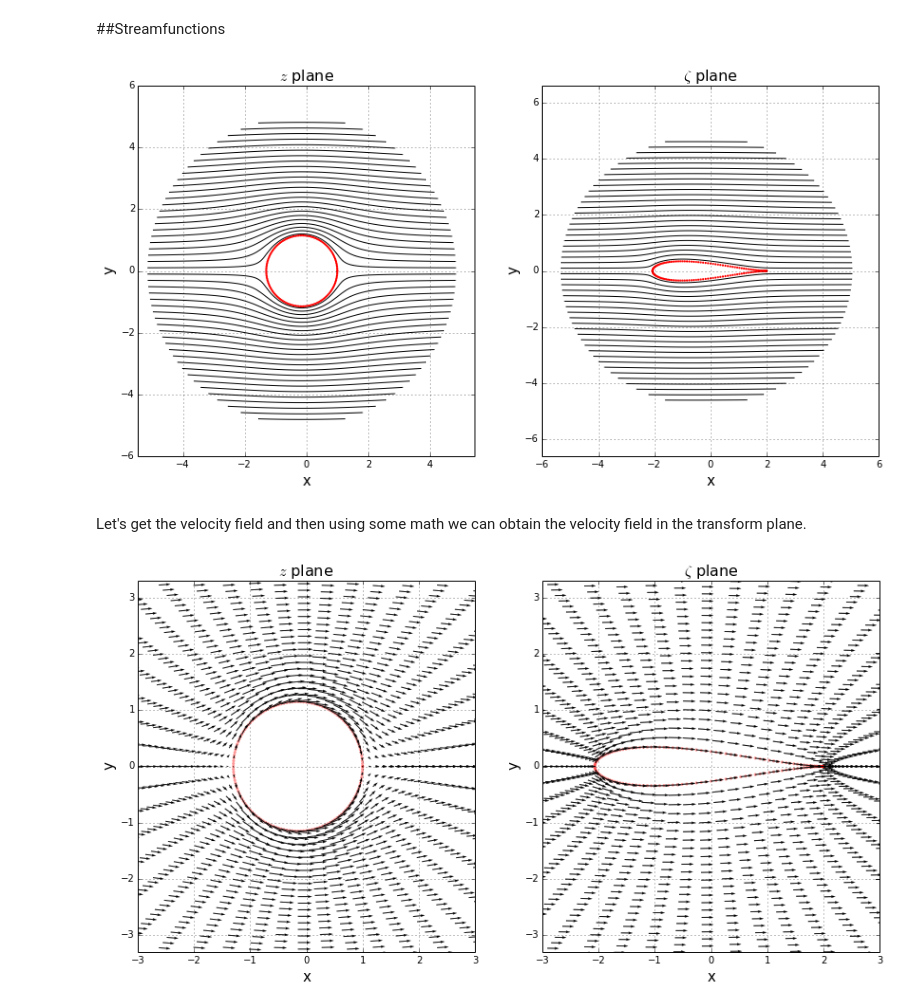
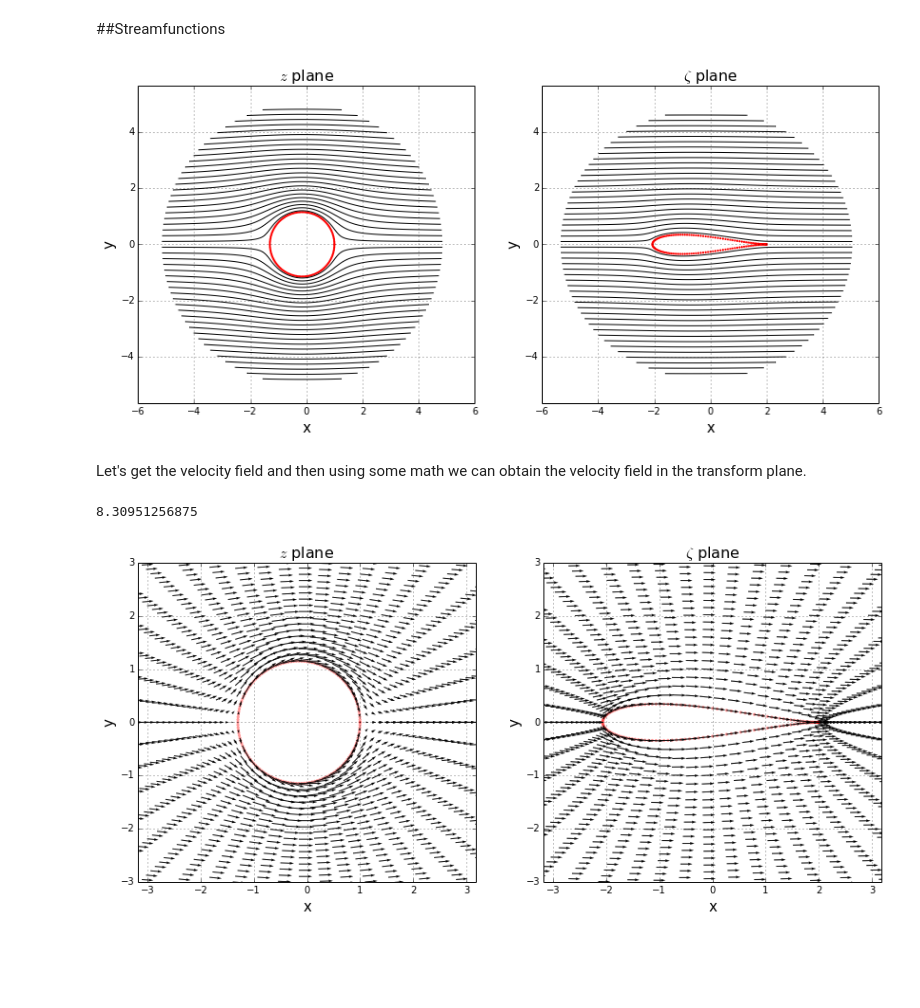
Before and after one commit to engamohd/AeroPython, a Jupyter notebook: my_codes/JT_cylindrical_mesh.ipynb, the cells around one changed output. Drawn from its saved outputs; the diff is of its cells as text; code cells hidden in the pictures; blank space fills up the shorter version.

```diff
--- a/my_codes/JT_cylindrical_mesh.ipynb
+++ b/my_codes/JT_cylindrical_mesh.ipynb
@@ -114,7 +120,7 @@ def get_stream_function_cyl_fs(R, x_cy, y_cy, X, Y):
 psi = get_stream_function_cyl_fs(R_o, x_c, y_c, X, Y)
 # %%
 #Now plotting the potential lines using contour()
-pyplot.figure(figsize=(14,7))      #set plot size
+pyplot.figure(figsize=(14,6))      #set plot size
 
 pyplot.subplot(1,2,1)
 pyplot.axis('equal')
@@ -127,34 +133,34 @@ pyplot.ylabel('y', fontsize=15)    #set y-label
 
 levels = numpy.linspace(numpy.min(psi), numpy.max(psi), 50)
 
 #pyplot.contour(X, Y, psi, levels)
 pyplot.contour(X, Y, psi, levels, colors='k', linewidths=1, linestyles='solid')
 pyplot.scatter(x_circle,y_circle,s=5, color='r', marker='o', linewidth=0)
 #pyplot.contour(X, Y, psi, levels=[0.], colors='r', linewidths=2, linestyles='solid')
 
 #cb=pyplot.colorbar(shrink=0.8)
 #cb.set_ticks(numpy.linspace(numpy.min(psi), numpy.max(psi), 15))
 
 pyplot.subplot(1,2,2)
 pyplot.axis('equal')
 pyplot.grid(True)                  #plot the grid
 pyplot.xlim(-6, 6)        #set x-lim
 pyplot.ylim(-6, 6)        #set y-lim
 pyplot.title('$\zeta$ plane', fontsize=16)
 pyplot.xlabel('x', fontsize=15)    #set x-label
 pyplot.ylabel('y', fontsize=15)    #set y-label
 
 levels = numpy.linspace(numpy.min(psi), numpy.max(psi), 50)
 
 #pyplot.contour(X_z, Y_z, psi, levels)
 pyplot.contour(X_zeta, Y_zeta, psi, levels, colors='k', linewidths=1, linestyles='solid')
 pyplot.scatter(x_airfoil,y_airfoil,s=5, color='r', marker='o', linewidth=0)
 #pyplot.contour(X_z, Y_z, psi,levels=[0], colors='r', linewidths=2, linestyles='solid');
 
 #cb=pyplot.colorbar(shrink=0.8)
 #cb.set_ticks(numpy.linspace(numpy.min(psi), numpy.max(psi), 15));
 # %% [output]
-[figure, old version]
+[figure, new version]
 # %% [markdown]
 Let's get the velocity field and then using some math we can obtain the velocity field in the transform plane.
 # %%
@@ -181,6 +187,10 @@ v_freestream = numpy.zeros_like(Y)
 kappa = R_o**2*2*numpy.pi*U_inf     # strength of the doublet
 x_doublet, y_doublet = x_c, y_c    # location of the doublet
 u_d, v_d = get_velocity_doublet(kappa, x_doublet, y_doublet, X, Y)
+
+print kappa
+# %% [output]
+8.30951256875
 # %%
 U = u_d + u_freestream
 V = v_d + v_freestream
@@ -197,6 +214,6 @@ V_zeta = -W_zeta.imag
 # %%
 step=3
-pyplot.figure(figsize=(14,7))      #set plot size
+pyplot.figure(figsize=(14,6))      #set plot size
 
 pyplot.subplot(1,2,1)
 pyplot.axis('equal')
@@ -222,4 +239,4 @@ pyplot.ylabel('y', fontsize=15)    #set y-label
 pyplot.scatter(x_airfoil,y_airfoil,s=10, color='r', marker='o', linewidth=0, alpha=0.4)
 pyplot.quiver(X_zeta[::step,::step], Y_zeta[::step,::step], U_zeta[::step,::step], V_zeta[::step,::step], linewidth=0.15, color = 'k', scale = 30);
 # %% [output]
-[figure, old version]
+[figure, new version]
```
Also changed, not shown: parts of 9 cells of this notebook.
